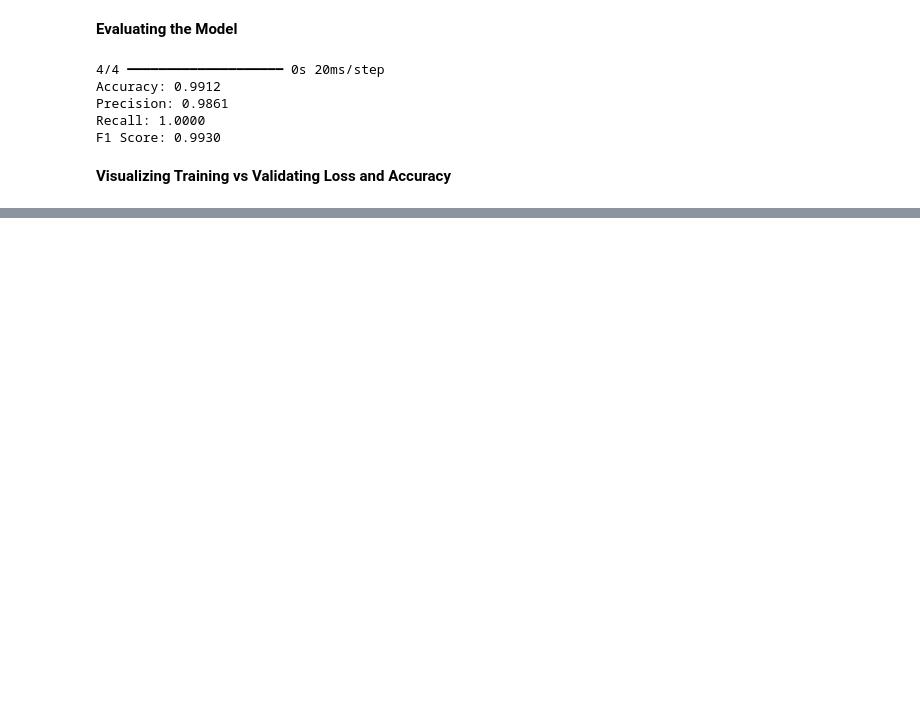
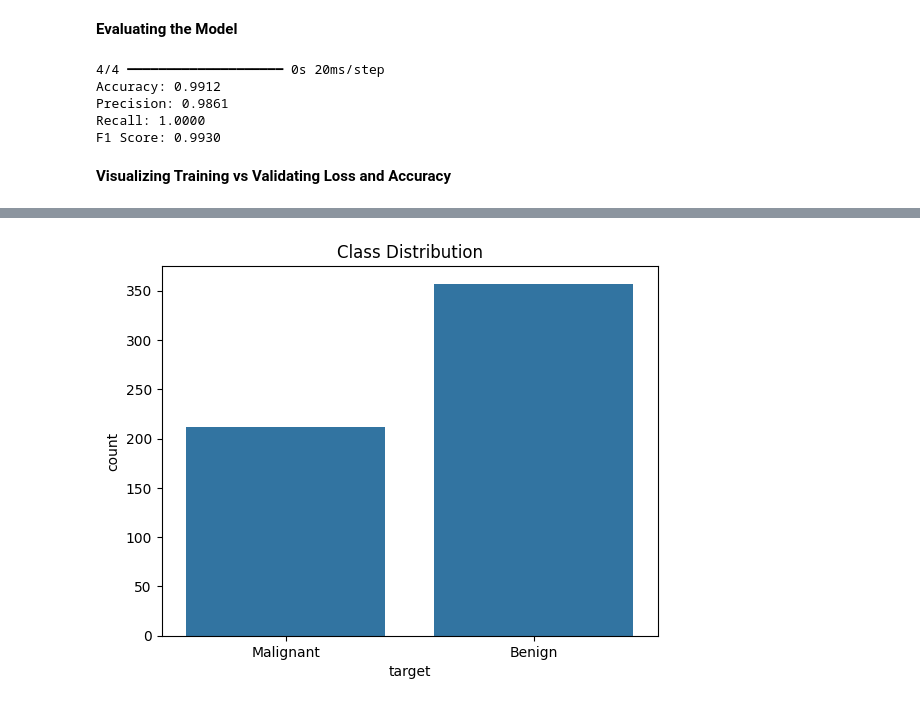
Before and after one commit to BHRA2004/MiniProject, a Jupyter notebook: MiniProject.ipynb, the cells around one changed output, grey strips where cells are left out. Cells and saved outputs as stored; diff of their text form; code cells hidden in the pictures; blank space fills up the shorter version.

```diff
--- a/MiniProject.ipynb
+++ b/MiniProject.ipynb
@@ -122,0 +147,13 @@ plt.show()
+# %%
+from sklearn.datasets import load_breast_cancer
+
+# Load dataset
+data = load_breast_cancer()
+
+# Print feature names
+print("Feature Names:")
+print(data.feature_names)
+
+# Print target names
+print("\nTarget Names (Classes):")
+print(data.target_names)
@@ -122,0 +174,16 @@ plt.show()
+# %%
+import matplotlib.pyplot as plt
+import seaborn as sns
+import pandas as pd
+
+# Convert to DataFrame
+df = pd.DataFrame(data.data, columns=data.feature_names)
+df['target'] = data.target
+
+# Plot target distribution
+sns.countplot(x='target', data=df)
+plt.xticks([0, 1], ['Malignant', 'Benign'])
+plt.title('Class Distribution')
+plt.show()
+# %% [output]
+[figure, added]
```
Also changed, not shown: parts of 6 cells of this notebook.
